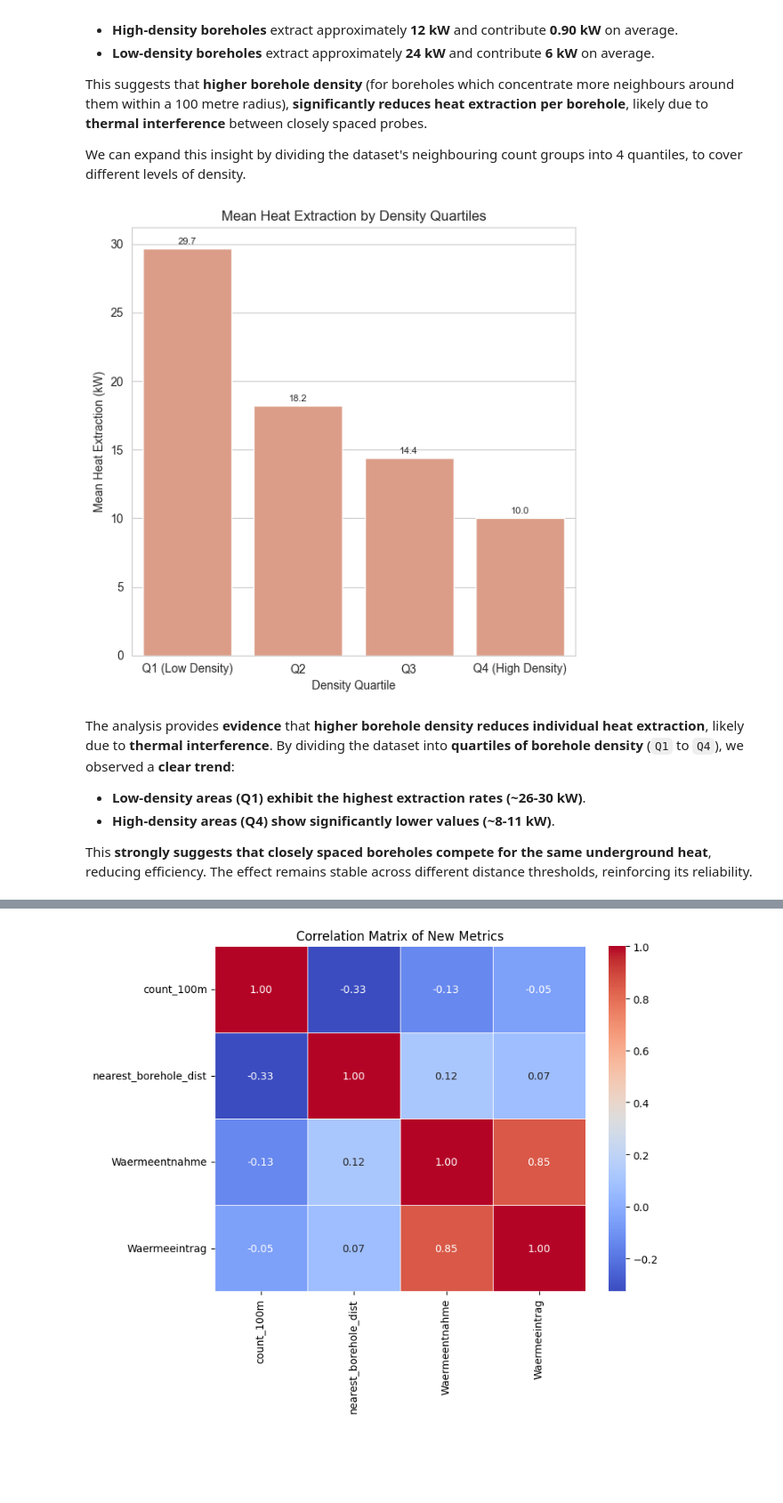
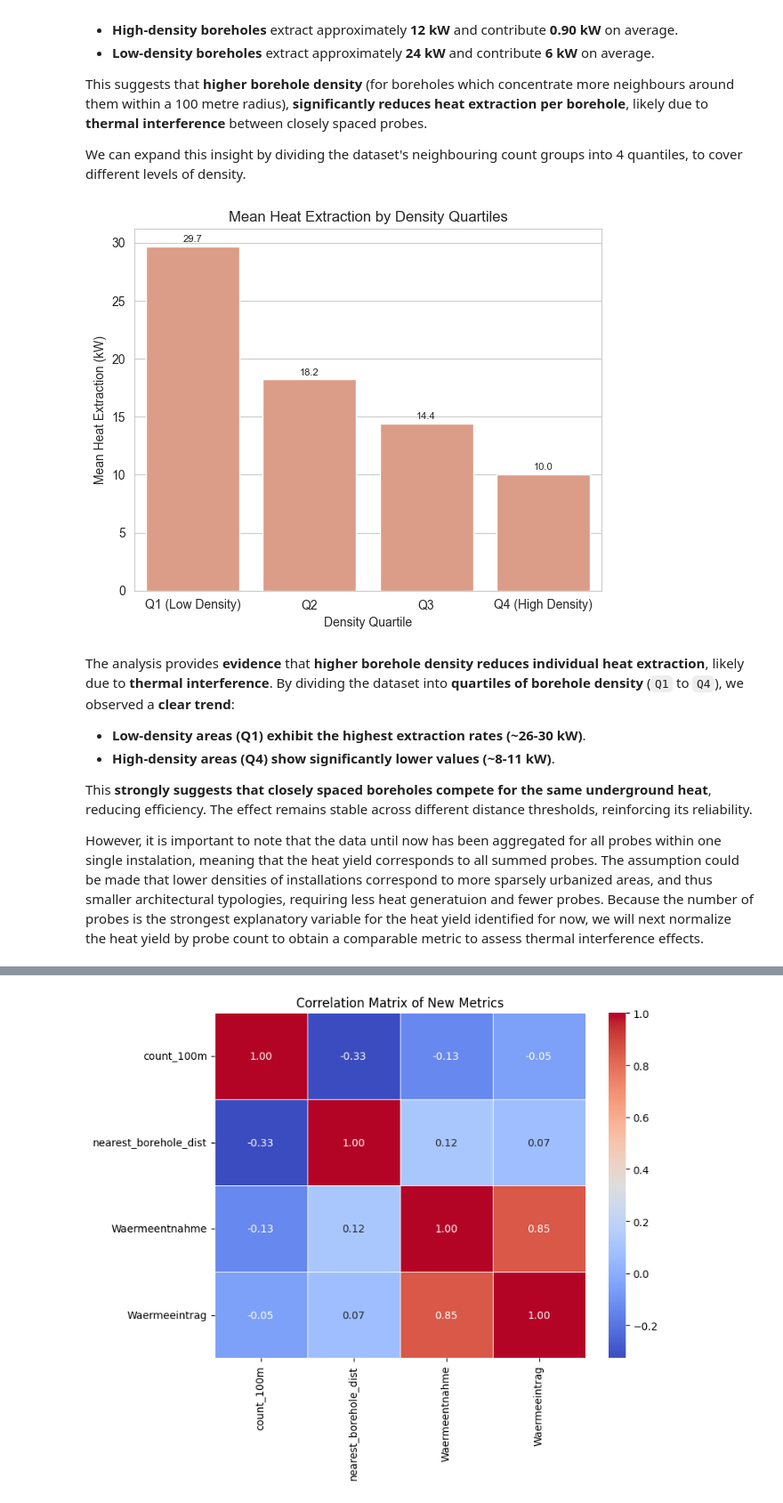
Before and after one commit to leinadher/GeoThesis, a Jupyter notebook: jupyter_notebooks/04_transformation_zh_mastersonden.ipynb, the cells around one changed output, grey strips where cells are left out. Shown at 89% size. Saved outputs shown, nothing was run; the diff lists cells and outputs as text; code cells hidden in the pictures; blank space fills up the shorter version.

```diff
--- a/jupyter_notebooks/04_transformation_zh_mastersonden.ipynb
+++ b/jupyter_notebooks/04_transformation_zh_mastersonden.ipynb
@@ -494,30 +494,30 @@ quartile_comparison_df = plot_data.groupby("density_quartile")["Waermeentnahme"]
 quartile_comparison_df["Density Measure"] = "100 m"
 # %%
 # Create a bar plot
-plt.figure(figsize=(6,6))
+plt.figure(figsize=(6,5))
 sns.set_style("whitegrid")
 ax = sns.barplot(
     data=quartile_comparison_df,
     x="density_quartile",
     y="Waermeentnahme",
     color="darksalmon"  # Set all bars to darksalmon color
 )
 
 # Add the value labels on top of the bars
 for container in ax.containers:
     ax.bar_label(container, fmt='%.1f', label_type='edge', fontsize=8, padding=2)
 
 # Titles and labels
 plt.title("Mean Heat Extraction by Density Quartiles")
 plt.xlabel("Density Quartile")
 plt.ylabel("Mean Heat Extraction (kW)")
 
 # Show plot
 plt.tight_layout()
 plt.savefig("plots/04_01_mean_heat_density_quartiles.png", format="png", dpi=300, bbox_inches="tight")
 plt.show()
 # %% [output]
-[figure, old version]
+[figure, new version]
 # %% [markdown]
 The analysis provides **evidence** that **higher borehole density reduces individual heat extraction**, likely due to **thermal interference**. By dividing the dataset into **quartiles of borehole density** (`Q1` to `Q4`), we observed a **clear trend**:
 
@@ -525,3 +525,5 @@ The analysis provides **evidence** that **higher borehole density reduces indivi
 - **High-density areas (Q4) show significantly lower values (~8-11 kW)**.
 
 This **strongly suggests that closely spaced boreholes compete for the same underground heat**, reducing efficiency. The effect remains stable across different distance thresholds, reinforcing its reliability.
+
+However, it is important to note that the data until now has been aggregated for all probes within one single instalation, meaning that the heat yield corresponds to all summed probes. The assumption could be made that lower densities of installations correspond to more sparsely urbanized areas, and thus smaller architectural typologies, requiring less heat generatuion and fewer probes. Because the number of probes is the strongest explanatory variable for the heat yield identified for now, we will next normalize the heat yield by probe count to obtain a comparable metric to assess thermal interference effects.
```
Also changed, not shown: parts of 3 cells of this notebook, 5 other files.
